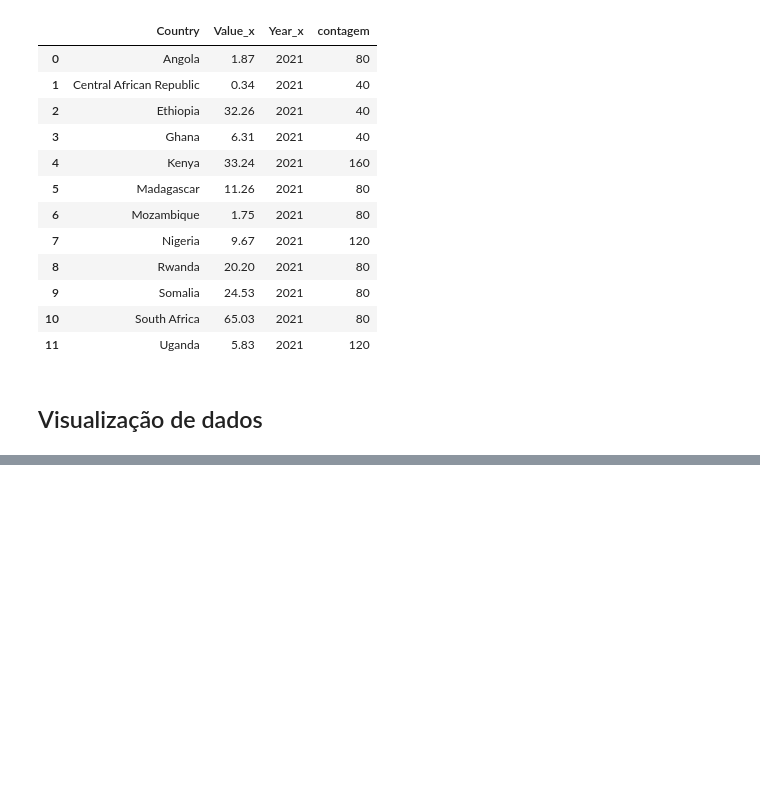
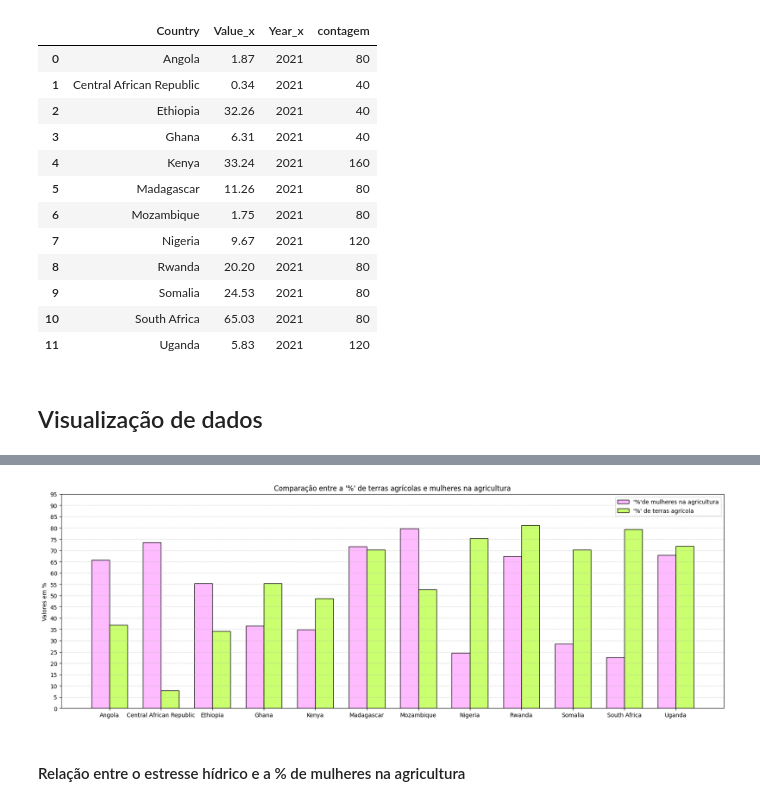
Before and after one commit to NallaCloviel/Analise-de-dados---Impactos-Ambientais, a Jupyter notebook: Analise/Análise_exploratória.ipynb, the cells around one changed output, grey strips where cells are left out. Cells and saved outputs as stored; diff of their text form; code cells hidden in the pictures; blank space fills up the shorter version.

```diff
--- a/Analise/Análise_exploratória.ipynb
+++ b/Analise/Análise_exploratória.ipynb
@@ -387,0 +407,5 @@ plt.show()
+# %%
+paises_top12 = ["Uganda", "Nigeria", "Kenya", "Mozambique", "South Africa", "Rwanda", "Madagascar", "Ethiopia", "Somalia", "Ghana", "Central African Republic", "Angola"]
+df_top12_fem = df_impactos_africa[df_impactos_africa["Country Name"].isin(paises_top12)]
+agricu_fem = df_top12_fem.groupby(["Country Name", "2021_y"]).size().reset_index(name="contagem")
+agricu_fem
@@ -387,0 +426,5 @@ plt.show()
+# %%
+paises_top12 = ["Uganda", "Nigeria", "Kenya", "Mozambique", "South Africa", "Rwanda", "Madagascar", "Angola", "Ethiopia", "Somalia", "Ghana", "Central African Republic"]
+df_top12 = df_impactos_africa[df_impactos_africa["Country Name"].isin(paises_top12)]
+resul_agric = df_top12.groupby(["Country Name", "2021_x"]).size().reset_index(name="contagem")
+resul_agric
@@ -387,0 +447,3 @@ plt.show()
+# %%
+df_uniao = pd.merge(agricu_fem, resul_agric, on= "Country Name", how = "outer")
+df_uniao
@@ -387,0 +464,20 @@ plt.show()
+# %%
+posicoes = range(len(df_uniao))
+largura = 0.35
+fig, ax = plt.subplots(figsize=(17, 6))
+barra1 = ax.bar(posicoes, df_uniao["2021_y"], largura, label="'%'de mulheres na agricultura", color = "#FFBBFF", edgecolor = "black")
+barra2 = ax.bar([p + largura for p in posicoes], df_uniao["2021_x"], largura, label="'%' de terras agrícola", color = "#CAFF70", edgecolor = "black")
+ax.set_xticks([p + largura/2 for p in posicoes])
+ax.set_xticklabels(df_uniao["Country Name"])
+ax.set_ylabel("Valores em %")
+ax.set_title("Comparação entre a '%' de terras agrícolas e mulheres na agricultura")
+ax.legend()
+plt.yticks(np.arange(0, 100, 5))
+plt.grid(axis='y', linestyle='--', alpha=0.5)
+plt.tight_layout()
+
+plt.show()
+# %% [output]
+[figure, added]
+# %% [markdown]
+#### Relação entre o estresse hídrico e a % de mulheres na agricultura
```
Also changed, not shown: parts of 26 cells of this notebook.
